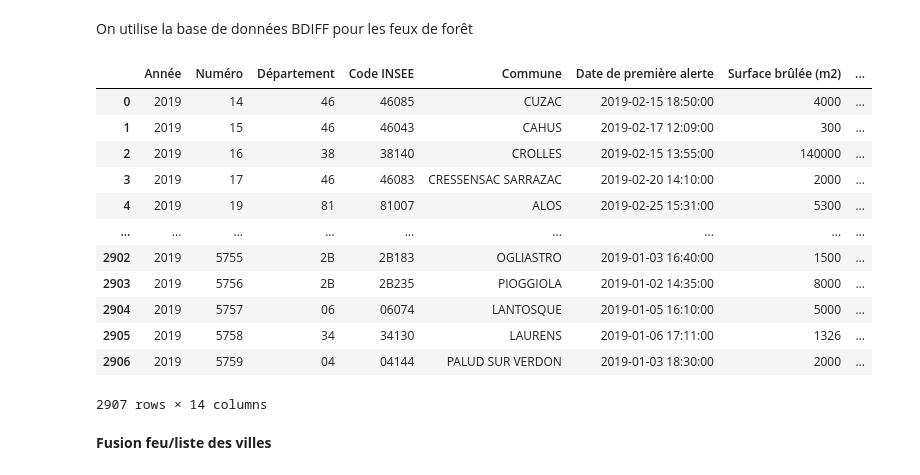
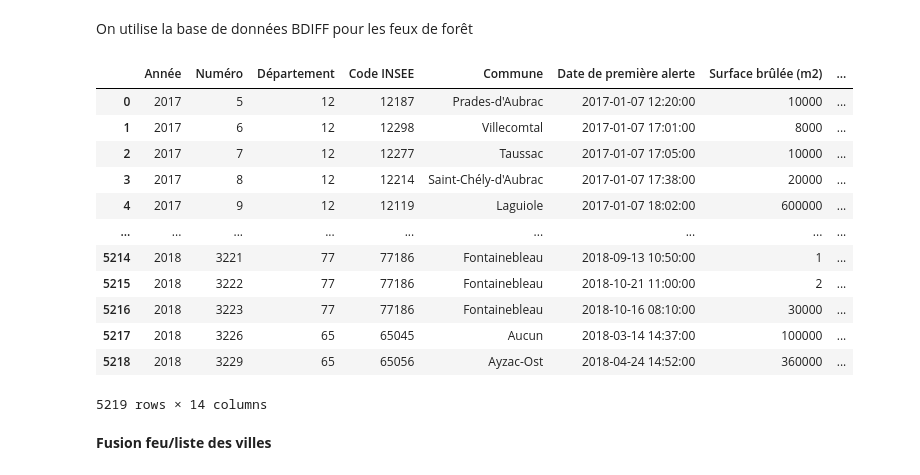
Before and after one commit to Theo-Clavel/feux_de_foret, a Jupyter notebook: main.ipynb, the cells around one changed output. Cells and saved outputs as stored; diff of their text form; code cells hidden in the pictures.

```diff
--- a/main.ipynb
+++ b/main.ipynb
@@ -205,22 +193,22 @@ villes
 # %% [markdown]
 On utilise la base de données BDIFF pour les feux de forêt
 # %%
-df_feu = pd.read_csv('BDIFF.csv', sep = ';', skiprows = [0,1])
+df_feu = pd.read_csv('BDIFF_2017_2018.csv', sep = ';', skiprows = [0,1])
 df_feu
 # %% [output]
 |  | Année | Numéro | Département | Code INSEE | Commune | Date de première alerte | Surface brûlée (m2) | ... |
-| 0 | 2019 | 14 | 46 | 46085 | CUZAC | 2019-02-15 18:50:00 | 4000 | ... |
-| 1 | 2019 | 15 | 46 | 46043 | CAHUS | 2019-02-17 12:09:00 | 300 | ... |
-| 2 | 2019 | 16 | 38 | 38140 | CROLLES | 2019-02-15 13:55:00 | 140000 | ... |
-| 3 | 2019 | 17 | 46 | 46083 | CRESSENSAC SARRAZAC | 2019-02-20 14:10:00 | 2000 | ... |
-| 4 | 2019 | 19 | 81 | 81007 | ALOS | 2019-02-25 15:31:00 | 5300 | ... |
+| 0 | 2017 | 5 | 12 | 12187 | Prades-d'Aubrac | 2017-01-07 12:20:00 | 10000 | ... |
+| 1 | 2017 | 6 | 12 | 12298 | Villecomtal | 2017-01-07 17:01:00 | 8000 | ... |
+| 2 | 2017 | 7 | 12 | 12277 | Taussac | 2017-01-07 17:05:00 | 10000 | ... |
+| 3 | 2017 | 8 | 12 | 12214 | Saint-Chély-d'Aubrac | 2017-01-07 17:38:00 | 20000 | ... |
+| 4 | 2017 | 9 | 12 | 12119 | Laguiole | 2017-01-07 18:02:00 | 600000 | ... |
 | ... | ... | ... | ... | ... | ... | ... | ... | ... |
-| 2902 | 2019 | 5755 | 2B | 2B183 | OGLIASTRO | 2019-01-03 16:40:00 | 1500 | ... |
-| 2903 | 2019 | 5756 | 2B | 2B235 | PIOGGIOLA | 2019-01-02 14:35:00 | 8000 | ... |
-| 2904 | 2019 | 5757 | 06 | 06074 | LANTOSQUE | 2019-01-05 16:10:00 | 5000 | ... |
-| 2905 | 2019 | 5758 | 34 | 34130 | LAURENS | 2019-01-06 17:11:00 | 1326 | ... |
-| 2906 | 2019 | 5759 | 04 | 04144 | PALUD SUR VERDON | 2019-01-03 18:30:00 | 2000 | ... |
+| 5214 | 2018 | 3221 | 77 | 77186 | Fontainebleau | 2018-09-13 10:50:00 | 1 | ... |
+| 5215 | 2018 | 3222 | 77 | 77186 | Fontainebleau | 2018-10-21 11:00:00 | 2 | ... |
+| 5216 | 2018 | 3223 | 77 | 77186 | Fontainebleau | 2018-10-16 08:10:00 | 30000 | ... |
+| 5217 | 2018 | 3226 | 65 | 65045 | Aucun | 2018-03-14 14:37:00 | 100000 | ... |
+| 5218 | 2018 | 3229 | 65 | 65056 | Ayzac-Ost | 2018-04-24 14:52:00 | 360000 | ... |
-2907 rows × 14 columns
+5219 rows × 14 columns
 # %% [markdown]
 **Fusion feu/liste des villes**
 # %% [markdown]
```
Also changed, not shown: parts of 22 cells of this notebook.
